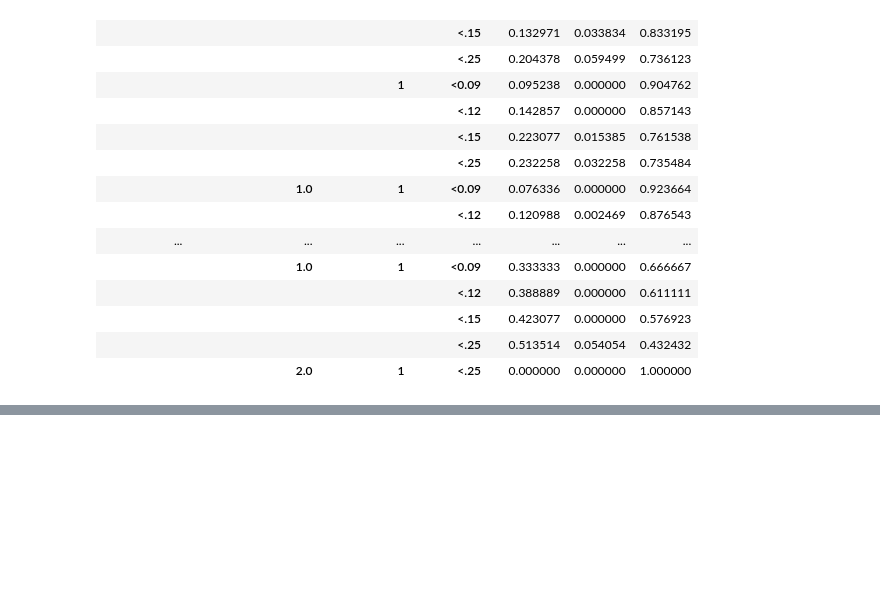
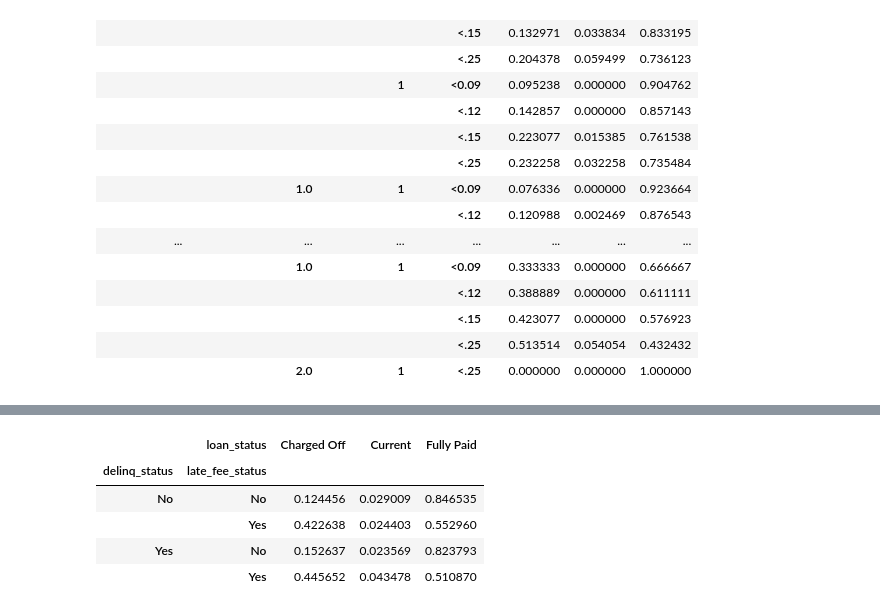
Before and after one commit to karthikmnkrishna/Loan-default-prediction, a Jupyter notebook: Loan_Case_study.ipynb, the cells around one changed output, grey strips where cells are left out. Saved outputs shown, nothing was run; the diff lists cells and outputs as text; code cells hidden in the pictures; blank space fills up the shorter version.

```diff
--- a/Loan_Case_study.ipynb
+++ b/Loan_Case_study.ipynb
@@ -1071,0 +1107,9 @@ pd.crosstab([df.late_fee_status,df.pub_rec_bankruptcies ,df.pub_rec_exists ,df.i
+# %%
+pd.crosstab([df.delinq_status, df.late_fee_status],df.loan_status,values=df.loan_amnt,aggfunc='count',normalize= 'index')
+# %% [output]
+|  | loan_status | Charged Off | Current | Fully Paid |
+| delinq_status | late_fee_status |  |  |  |
+| No | No | 0.124456 | 0.029009 | 0.846535 |
+|  | Yes | 0.422638 | 0.024403 | 0.552960 |
+| Yes | No | 0.152637 | 0.023569 | 0.823793 |
+|  | Yes | 0.445652 | 0.043478 | 0.510870 |
```
Also changed, not shown: parts of 7 cells of this notebook.
